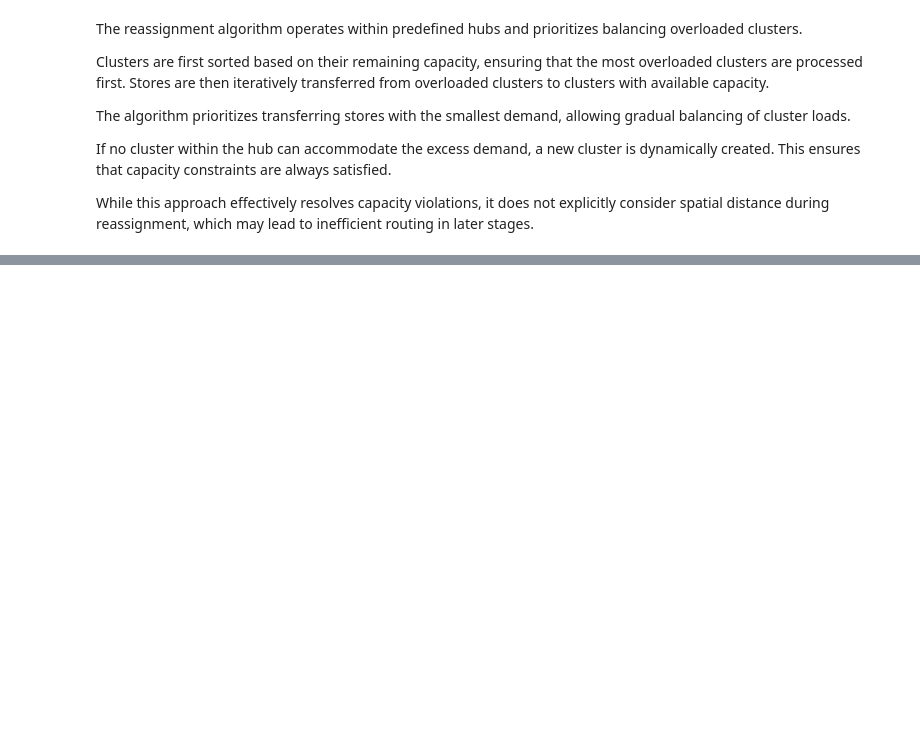
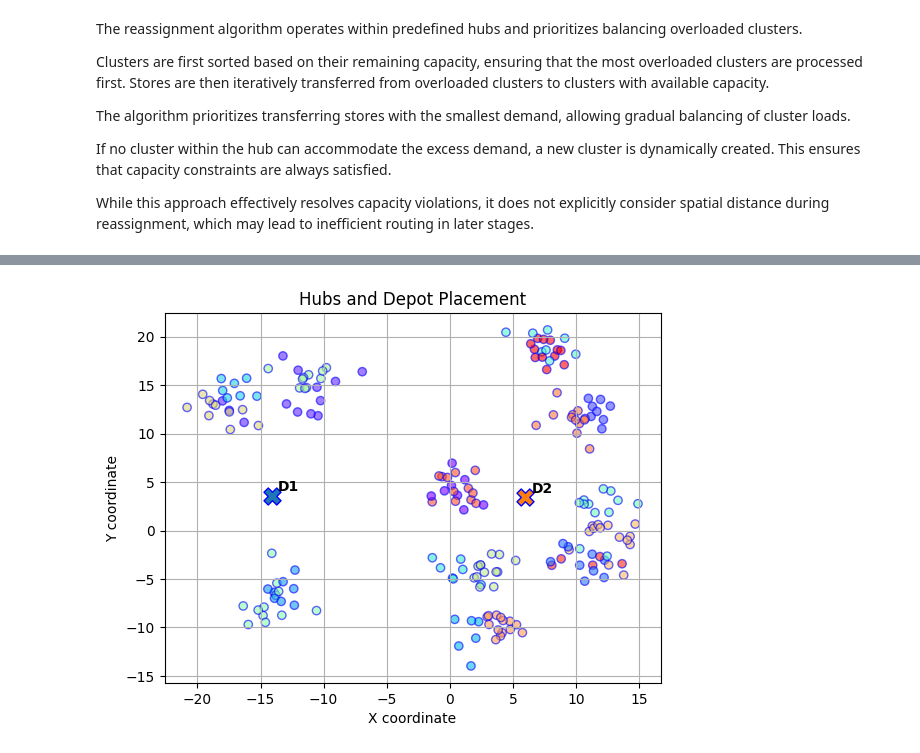
Before and after one commit to AwanRaskall/warehouse-location-and-fleet-forecasting, a Jupyter notebook: Vehicle_routing_optimization.ipynb, the cells around one changed output, grey strips where cells are left out. Saved outputs shown, nothing was run; the diff lists cells and outputs as text; code cells hidden in the pictures; blank space fills up the shorter version.

Commit message:
feat: add the calculation of the Depots location for the spatial distribution of delivery hubs

```diff
--- a/Vehicle_routing_optimization.ipynb
+++ b/Vehicle_routing_optimization.ipynb
@@ -337,0 +360,44 @@ While this approach effectively resolves capacity violations, it does not explic
+# %%
+# calculate the centroids for hubs
+hub_centroids = []
+for hub in hubs:
+    x_spis = []
+    y_spis = []
+    for clus in hub:
+        x_coord = df_reassign.loc[df_reassign['Cluster'] == clus, 'X'].values.tolist()
+        y_coord = df_reassign.loc[df_reassign['Cluster'] == clus, 'Y'].values.tolist()
+        x_spis.extend(x_coord)
+        y_spis.extend(y_coord)
+    x_ = np.mean(x_spis)
+    y_ = np.mean(y_spis)
+    hub_centroids.append([x_, y_])
+# %%
+# calculate the coordinates of 1st and 2nd depots
+left_hubs = [c for c in hub_centroids if c[0] < -5]
+right_hubs = [c for c in hub_centroids if c[0] >= -5]
+
+depot1 = [np.mean([c[0] for c in left_hubs]),
+          np.mean([c[1] for c in left_hubs])]
+
+depot2 = [np.mean([c[0] for c in right_hubs]),
+          np.mean([c[1] for c in right_hubs])]
+
+depots = [depot1, depot2]
+# %%
+# visualization of Depots
+
+# drawing of the stores
+plt.scatter(df_reassign['X'], df_reassign['Y'], c = df_reassign['Cluster'], cmap = 'rainbow', alpha = 0.6, edgecolors = 'b')
+
+# drawing of the depots
+for i, depot in enumerate(depots):
+    plt.scatter(depot[0], depot[1], marker = 'X', s = 150, edgecolor = 'b', label = f'Depot {i+1}')
+    plt.text(depot[0] + 0.5, depot[1] + 0.5, f'D{i+1}', fontsize = 10, weight = 'bold')
+
+plt.title("Hubs and Depot Placement")
+plt.xlabel("X coordinate")
+plt.ylabel("Y coordinate")
+plt.grid(True)
+plt.show()
+# %% [output]
+[figure, added]
```
Also changed, not shown: parts of 8 cells of this notebook.
